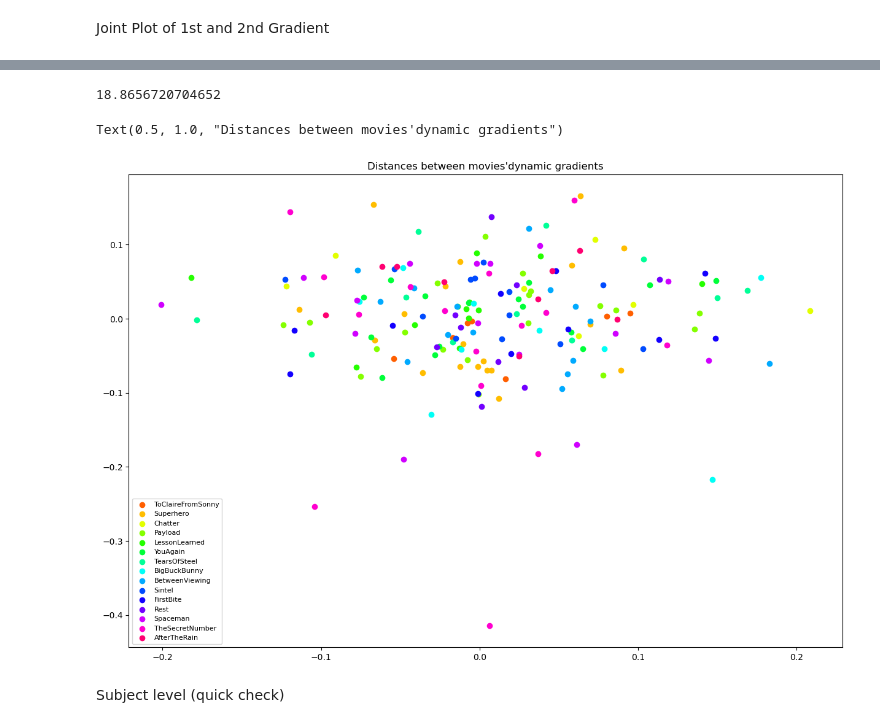
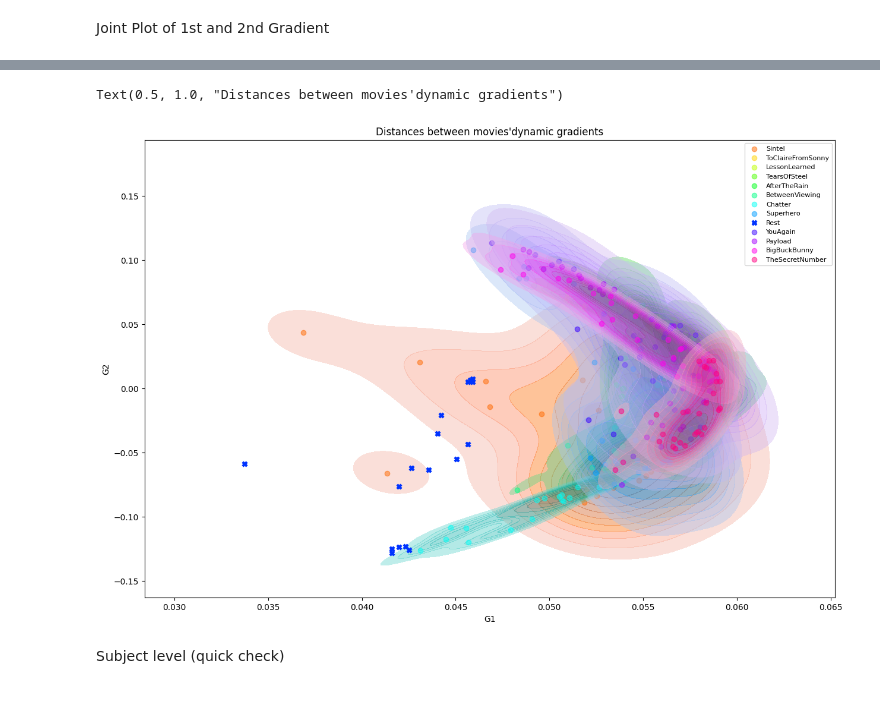
Before and after one commit to MIPLabCH/emoguide_gradients, a Jupyter notebook: 09_fmri_gradient_rest-films_order.ipynb, the cells around one changed output, grey strips where cells are left out. Drawn from its saved outputs; the diff is of its cells as text; code cells hidden in the pictures; blank space fills up the shorter version.

```diff
--- a/09_fmri_gradient_rest-films_order.ipynb
+++ b/09_fmri_gradient_rest-films_order.ipynb
@@ -270,35 +291,45 @@ total_grad.shape
 # %%
 aligned,ref,s = procrustes_align(total_grad)
-s
+# s
-# %% [output]
-18.8656720704652
 # %%
-twograds = np.asarray(aligned)
-aff_mat  = np.zeros((len(twograds), len(twograds)))
-for r,g1 in enumerate(tqdm(twograds)):
-    for c,g2 in enumerate(twograds):
-        dist = gradients_distance(g1,g2)
+aligned = np.asarray(aligned)
+aff_mat  = np.zeros((len(aligned), len(aligned)))
+for r,g1 in enumerate(tqdm(aligned)):
+    for c,g2 in enumerate(aligned):
+#         dist = gradients_distance(g1,g2)
+        dist         = gradients_network_distance(g1,g2, similarity=True)
         aff_mat[r,c] = dist
 
 
-# aff_mat = 1 - aff_mat/(aff_mat.max())
-aff_mat = 1/ (aff_mat/(aff_mat.max()) + 1)
+# aff_mat         = 1 - aff_mat/(aff_mat.max())
+# aff_mat         = 1/ (aff_mat/(aff_mat.max()) + 1)
 eigval, eigvect = eig(aff_mat)
-# g  = GradientMaps(n_components=nb_comp, approach=embedding, kernel=None, random_state=rs)
-# g.fit(aff_mat)
 # %%
 pal     = sns.color_palette('hsv', len(set(track)))
 my_cmap = ListedColormap(pal)
-# %%
-plt.figure(figsize=(15,10))
-for i,m in enumerate(set(track)):
-    plt.scatter(eigvect[0][track==m],eigvect[1][track==m], label=m, color = my_cmap.colors[i])
-
-plt.legend(prop={'size':8})
-plt.title("Distances between movies'dynamic gradients")
-# %% [output]
-Text(0.5, 1.0, "Distances between movies'dynamic gradients")
-[figure, removed]
+# %%
+eigvect = eigvect.real
+# %%
+fig , ax = plt.subplots(figsize=(15,10))
+for i,m in enumerate(set(track)):
+    if m == 'Rest':
+#         df = {'G1': eigvect[track==m, 0], 'G2': eigvect[track==m,1]}
+#         sns.kdeplot(data=df, x="G1", y="G2", fill=True,
+#                     color= my_cmap.colors[i], alpha=0.4,
+#                     thresh=0.1, ax=ax)
+        ax.scatter(eigvect[track==m, 0],eigvect[track==m,1], label=m, color = my_cmap.colors[i], marker='X')
+    else:
+        df = {'G1': eigvect[track==m, 0], 'G2': eigvect[track==m,1]}
+        sns.kdeplot(data=df, x="G1", y="G2", fill=True,
+                    color= my_cmap.colors[i], alpha=0.4,
+                    thresh=0.1, ax=ax)
+        ax.scatter(eigvect[track==m, 0],eigvect[track==m,1], label=m, color = my_cmap.colors[i], alpha=0.5)
+
+ax.legend(prop={'size':8})
+ax.set_title("Distances between movies'dynamic gradients")
+# %% [output]
+Text(0.5, 1.0, "Distances between movies'dynamic gradients")
+[figure, added]
 # %% [markdown]
 Subject level (quick check)
 # %%
```
Also changed, not shown: parts of 27 cells of this notebook, 10 other files.
